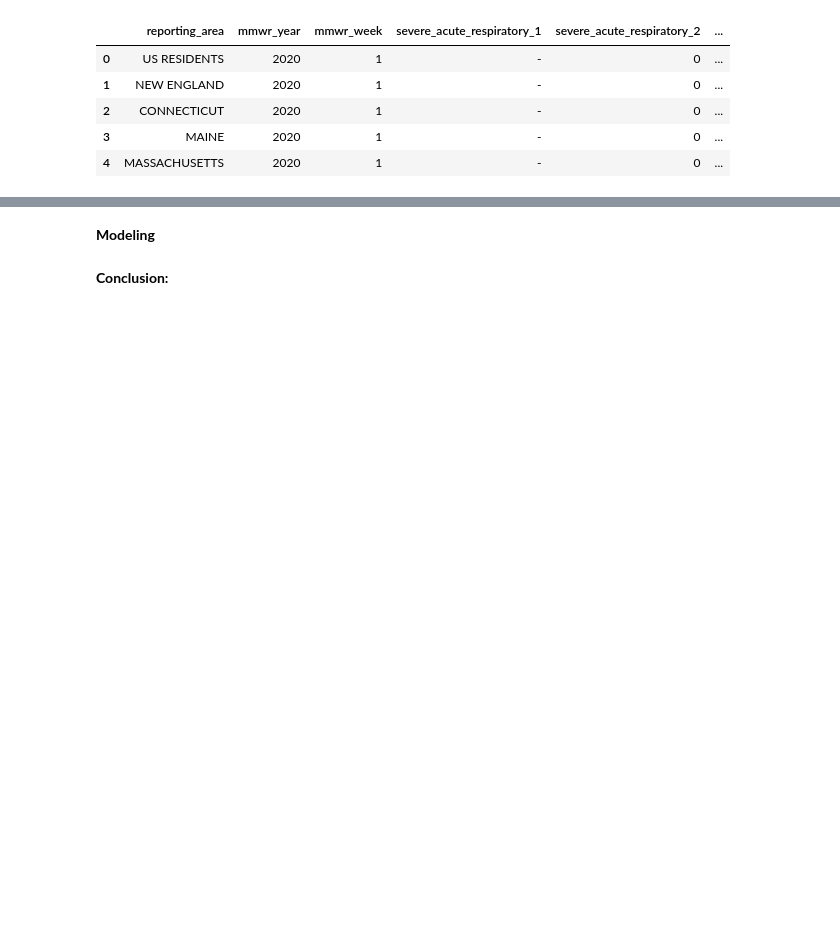
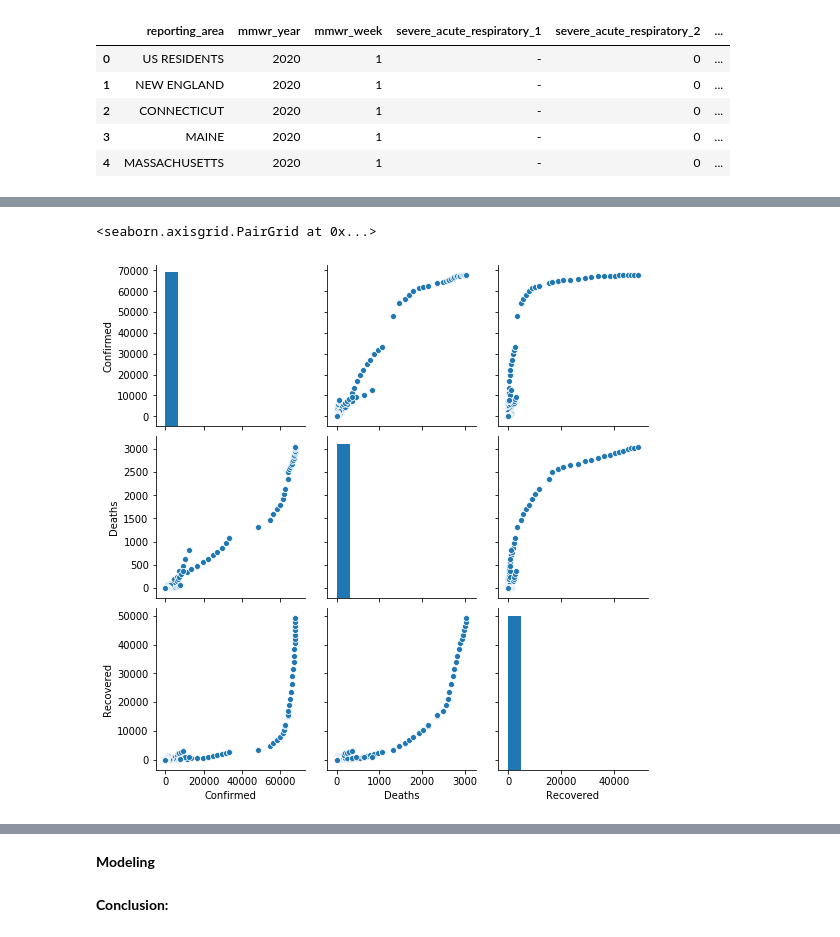
Before and after one commit to anushirahatti/covid-19-analysis, a Jupyter notebook: src/covid_19_analysis.ipynb, the cells around one changed output, grey strips where cells are left out. Saved outputs shown, nothing was run; the diff lists cells and outputs as text; code cells hidden in the pictures; blank space fills up the shorter version.

```diff
--- a/src/covid_19_analysis.ipynb
+++ b/src/covid_19_analysis.ipynb
@@ -44,0 +198,5 @@ cdc_data.head()
+# %%
+sns.pairplot(world_data)
+# %% [output]
+<seaborn.axisgrid.PairGrid at 0x...>
+[figure, added]
```
Also changed, not shown: parts of 31 cells of this notebook.
